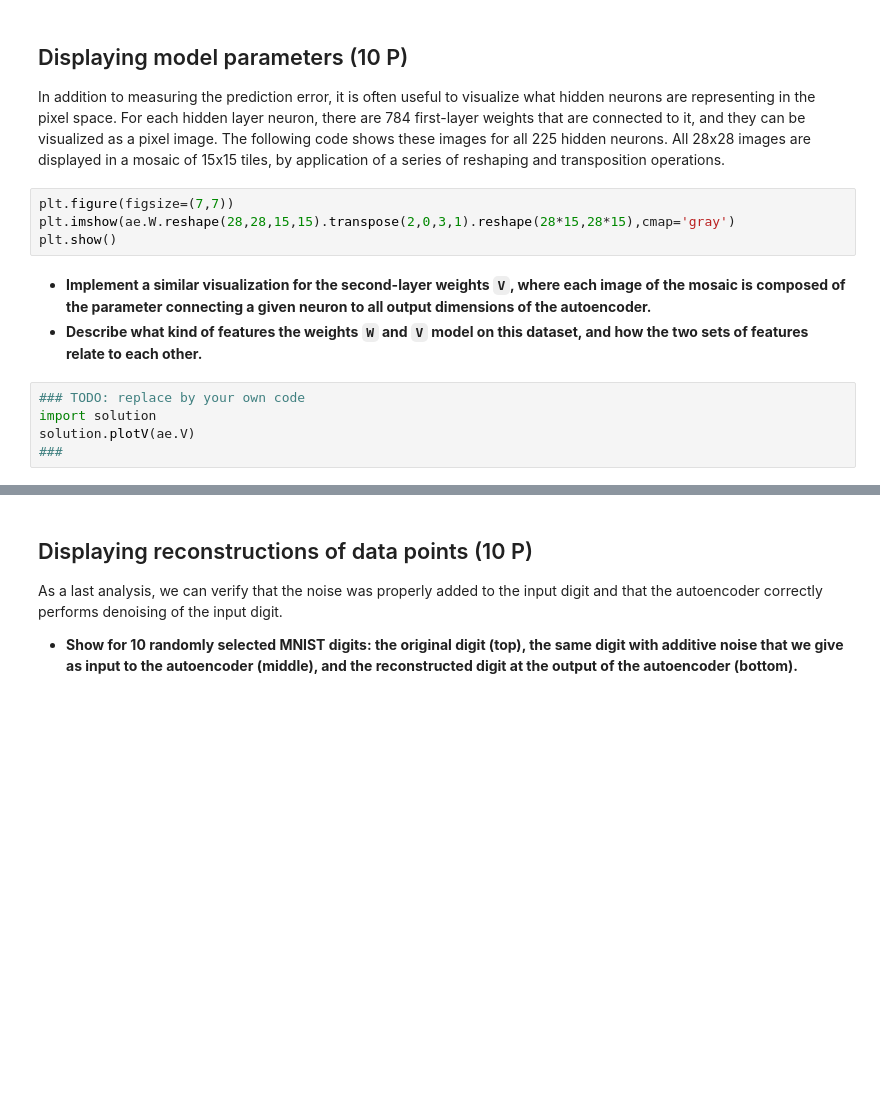
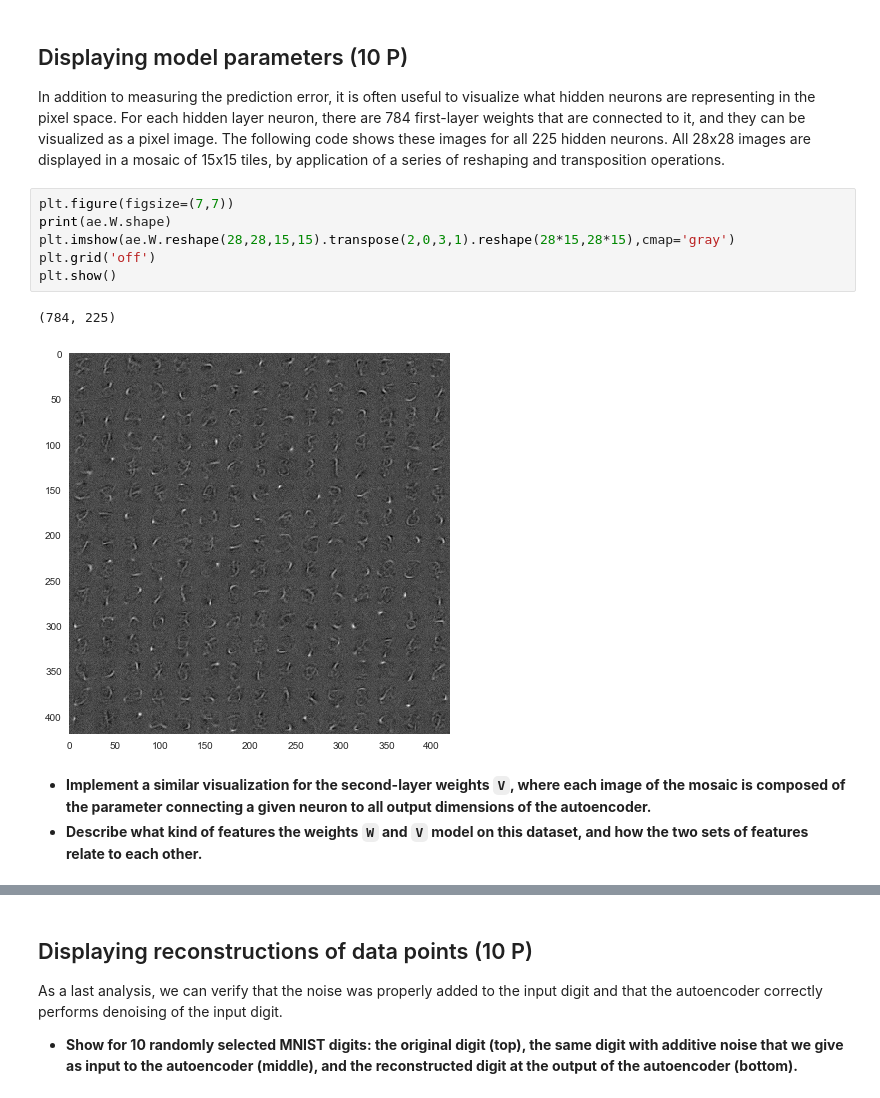
Before and after one commit to WGierke/machine_learning_2, a Jupyter notebook: exercise04/sheet04.ipynb, the cells around one changed output, grey strips where cells are left out. Drawn from its saved outputs; the diff is of its cells as text; blank space fills up the shorter version.

```diff
--- a/exercise04/sheet04.ipynb
+++ b/exercise04/sheet04.ipynb
@@ -122,13 +149,13 @@ solution.plotspar(spar)
 In addition to measuring the prediction error, it is often useful to visualize what hidden neurons are representing in the pixel space. For each hidden layer neuron, there are 784 first-layer weights that are connected to it, and they can be visualized as a pixel image. The following code shows these images for all 225 hidden neurons. All 28x28 images are displayed in a mosaic of 15x15 tiles, by application of a series of reshaping and transposition operations.
 # %%
 plt.figure(figsize=(7,7))
+print(ae.W.shape)
 plt.imshow(ae.W.reshape(28,28,15,15).transpose(2,0,3,1).reshape(28*15,28*15),cmap='gray')
+plt.grid('off')
 plt.show()
+# %% [output]
+(784, 225)
+[figure, added]
 # %% [markdown]
 * **Implement a similar visualization for the second-layer weights `V`, where each image of the mosaic is composed of the parameter connecting a given neuron to all output dimensions of the autoencoder.**
 * **Describe what kind of features the weights `W` and `V` model on this dataset, and how the two sets of features relate to each other.**
-# %%
-### TODO: replace by your own code
-import solution
-solution.plotV(ae.V)
-###
```
Also changed, not shown: parts of 10 cells of this notebook, 2 other files.
